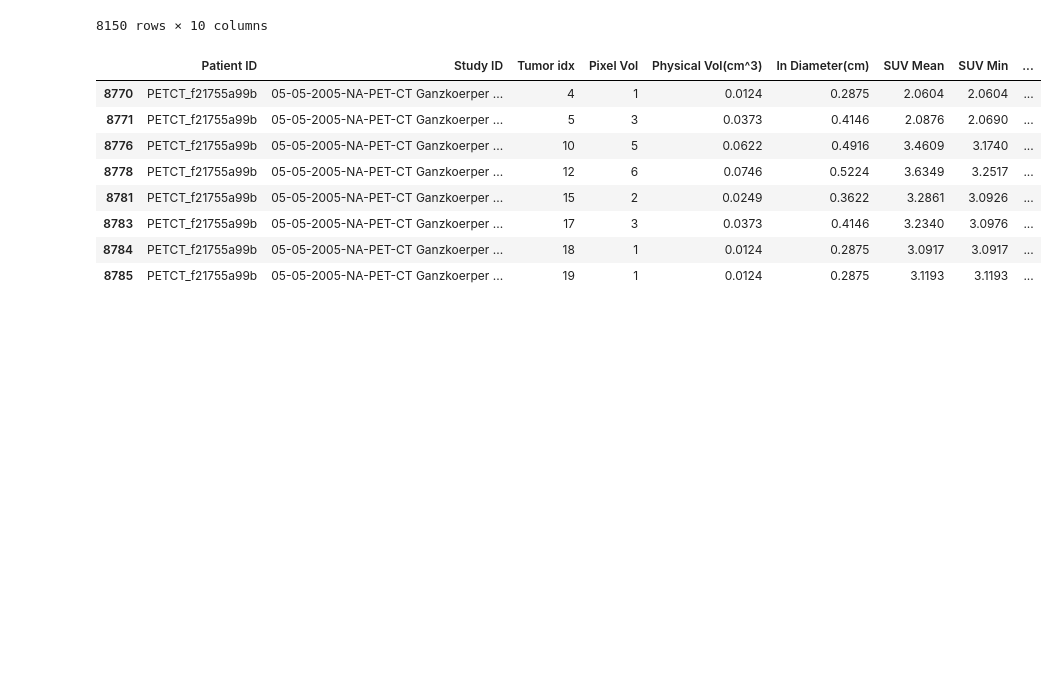
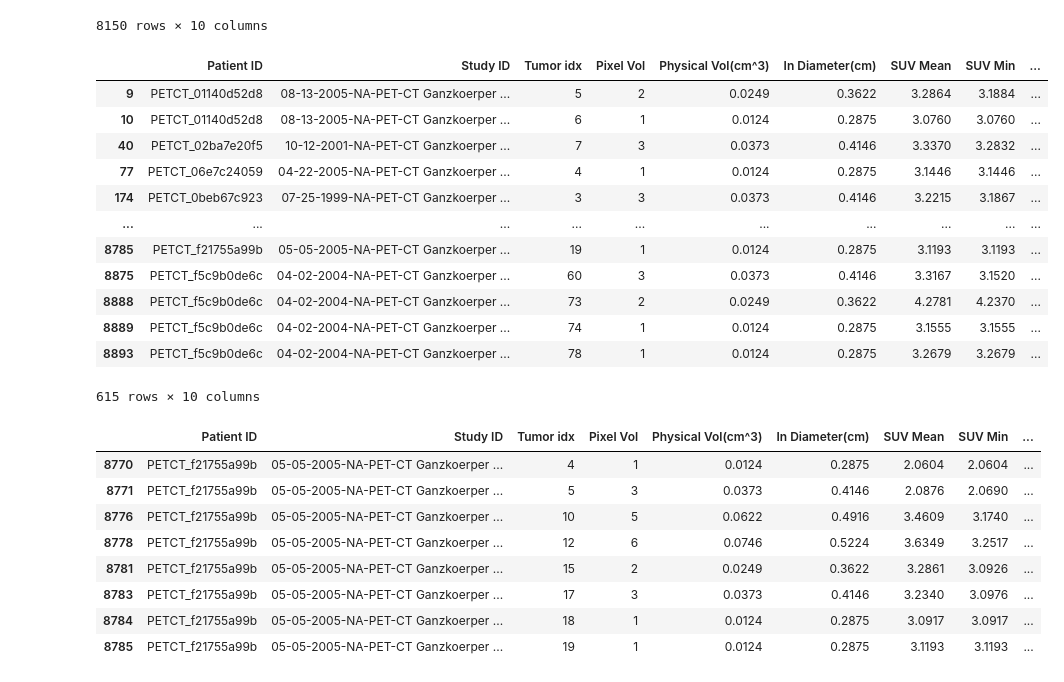
Before and after one commit to WenyuanChen1326/IBM_Tumor_Project, a Jupyter notebook: Data_Preprocess/process_csv.ipynb, the cells around one changed output. Cells and saved outputs as stored; diff of their text form; code cells hidden in the pictures; blank space fills up the shorter version.

```diff
--- a/Data_Preprocess/process_csv.ipynb
+++ b/Data_Preprocess/process_csv.ipynb
@@ -106,6 +106,22 @@ filtered_non_clinical_important_tumor_df
 | 9129 | PETCT_fe705ea1cc | 12-29-2002-NA-Unspecified CT ABDO... | 88 | 75 | 0.9331 | 1.2124 | 3.3243 | 2.0933 | ... |
 | 9130 | PETCT_fe705ea1cc | 12-29-2002-NA-Unspecified CT ABDO... | 89 | 24 | 0.2986 | 0.8293 | 3.2942 | 2.1601 | ... |
 8150 rows × 10 columns
+# %%
+filtered_non_clinical_important_tumor_df[filtered_non_clinical_important_tumor_df['Pixel Vol']<=3]
+# %% [output]
+|  | Patient ID | Study ID | Tumor idx | Pixel Vol | Physical Vol(cm^3) | In Diameter(cm) | SUV Mean | SUV Min | ... |
+| 9 | PETCT_01140d52d8 | 08-13-2005-NA-PET-CT Ganzkoerper ... | 5 | 2 | 0.0249 | 0.3622 | 3.2864 | 3.1884 | ... |
+| 10 | PETCT_01140d52d8 | 08-13-2005-NA-PET-CT Ganzkoerper ... | 6 | 1 | 0.0124 | 0.2875 | 3.0760 | 3.0760 | ... |
+| 40 | PETCT_02ba7e20f5 | 10-12-2001-NA-PET-CT Ganzkoerper ... | 7 | 3 | 0.0373 | 0.4146 | 3.3370 | 3.2832 | ... |
+| 77 | PETCT_06e7c24059 | 04-22-2005-NA-PET-CT Ganzkoerper ... | 4 | 1 | 0.0124 | 0.2875 | 3.1446 | 3.1446 | ... |
+| 174 | PETCT_0beb67c923 | 07-25-1999-NA-PET-CT Ganzkoerper ... | 3 | 3 | 0.0373 | 0.4146 | 3.2215 | 3.1867 | ... |
+| ... | ... | ... | ... | ... | ... | ... | ... | ... | ... |
+| 8785 | PETCT_f21755a99b | 05-05-2005-NA-PET-CT Ganzkoerper ... | 19 | 1 | 0.0124 | 0.2875 | 3.1193 | 3.1193 | ... |
+| 8875 | PETCT_f5c9b0de6c | 04-02-2004-NA-PET-CT Ganzkoerper ... | 60 | 3 | 0.0373 | 0.4146 | 3.3167 | 3.1520 | ... |
+| 8888 | PETCT_f5c9b0de6c | 04-02-2004-NA-PET-CT Ganzkoerper ... | 73 | 2 | 0.0249 | 0.3622 | 4.2781 | 4.2370 | ... |
+| 8889 | PETCT_f5c9b0de6c | 04-02-2004-NA-PET-CT Ganzkoerper ... | 74 | 1 | 0.0124 | 0.2875 | 3.1555 | 3.1555 | ... |
+| 8893 | PETCT_f5c9b0de6c | 04-02-2004-NA-PET-CT Ganzkoerper ... | 78 | 1 | 0.0124 | 0.2875 | 3.2679 | 3.2679 | ... |
+615 rows × 10 columns
 # %%
 tumor_less_than_0_6_in_diameter_df[tumor_less_than_0_6_in_diameter_df['Patient ID'] == "PETCT_f21755a99b"]
 # %% [output]
```
Also changed, not shown: 8 other files.
